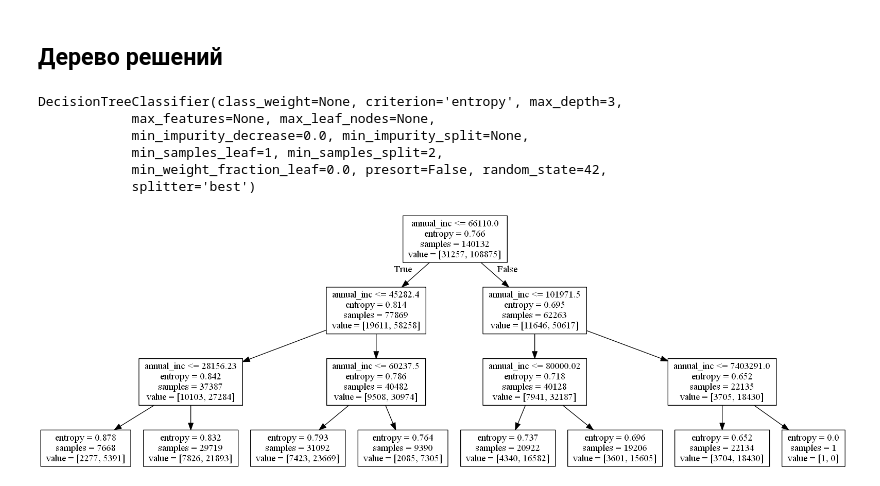
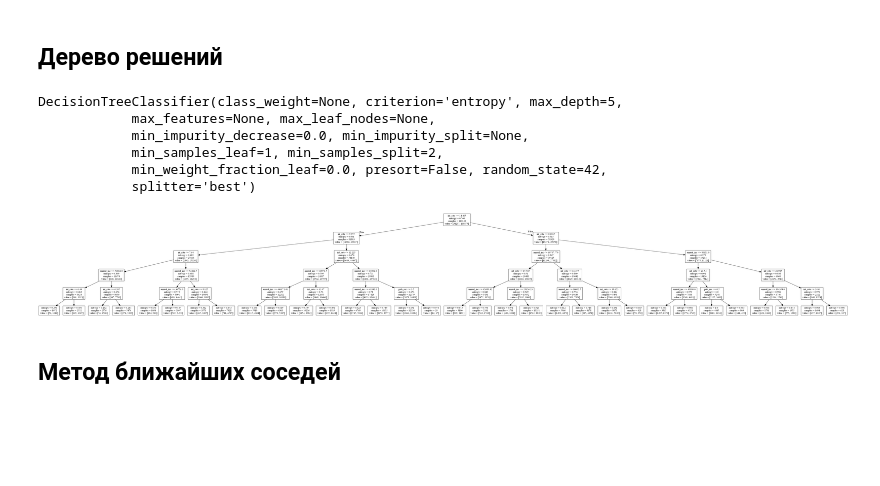
Before and after one commit to Anastasiyabordak/ODS_training, a Jupyter notebook: Models.ipynb, the cells around one changed output. Drawn from its saved outputs; the diff is of its cells as text; code cells hidden in the pictures; blank space fills up the shorter version.

Commit message:
new tree

```diff
--- a/Models.ipynb
+++ b/Models.ipynb
@@ -96,14 +96,15 @@ def get_grid(data):
     x_min, x_max = data[:, 0].min() - 1, data[:, 0].max() + 1
     y_min, y_max = data[:, 1].min() - 1, data[:, 1].max() + 1
     return np.meshgrid(np.arange(x_min, x_max, 0.01), np.arange(y_min, y_max, 0.01))
+# %%
+y = train['loan_status'] # целевой признак
+x = train.loc[:,['annual_inc','int_rate','pub_rec'] ] # параметры
 # %%
-clf_tree = DecisionTreeClassifier(criterion='entropy', max_depth=3, random_state=42)
-y = train['loan_status'] # целевой признак
-x = train.loc[:,['annual_inc'] ] # параметры
 x_train, x_test, y_train, y_test = train_test_split(x, y, test_size=0.3, random_state = 42)
+clf_tree = DecisionTreeClassifier(criterion='entropy', max_depth=5, random_state=42)
 clf_tree.fit(x_train, y_train)
 # %% [output]
-DecisionTreeClassifier(class_weight=None, criterion='entropy', max_depth=3,
+DecisionTreeClassifier(class_weight=None, criterion='entropy', max_depth=5,
             max_features=None, max_leaf_nodes=None,
             min_impurity_decrease=0.0, min_impurity_split=None,
             min_samples_leaf=1, min_samples_split=2,
@@ -111,8 +112,10 @@ DecisionTreeClassifier(class_weight=None, criterion='entropy', max_depth=3,
             splitter='best')
 # %%
 dot_data = StringIO()
-export_graphviz(clf_tree, out_file=dot_data, feature_names=['annual_inc'])
+export_graphviz(clf_tree, out_file=dot_data, feature_names=['annual_inc','int_rate','pub_rec'] )
 (graph,) = pydot.graph_from_dot_data(dot_data.getvalue())
 Image(graph.create_png())
 # %% [output]
-[figure, old version]
+[figure, new version]
+# %% [markdown]
+##  Метод ближайших соседей
```
